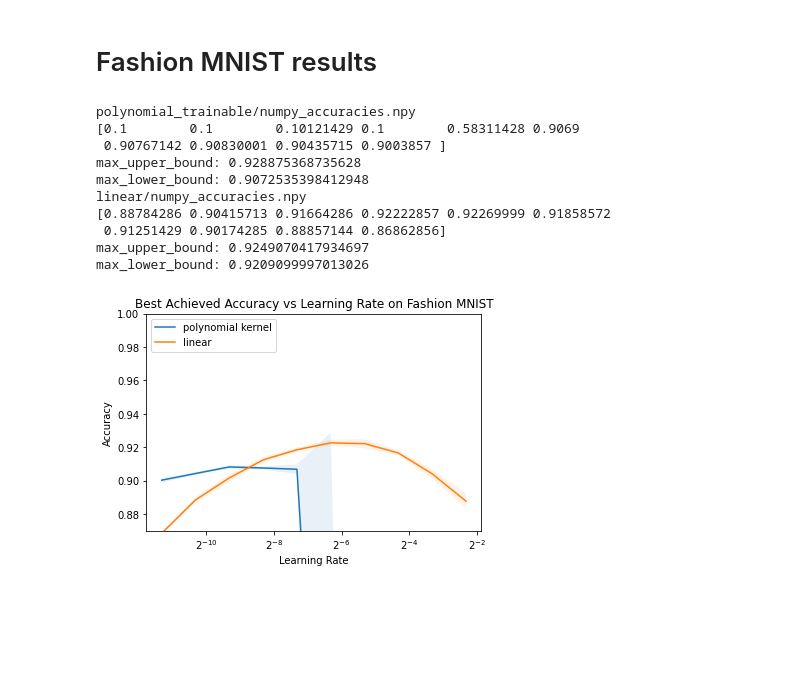
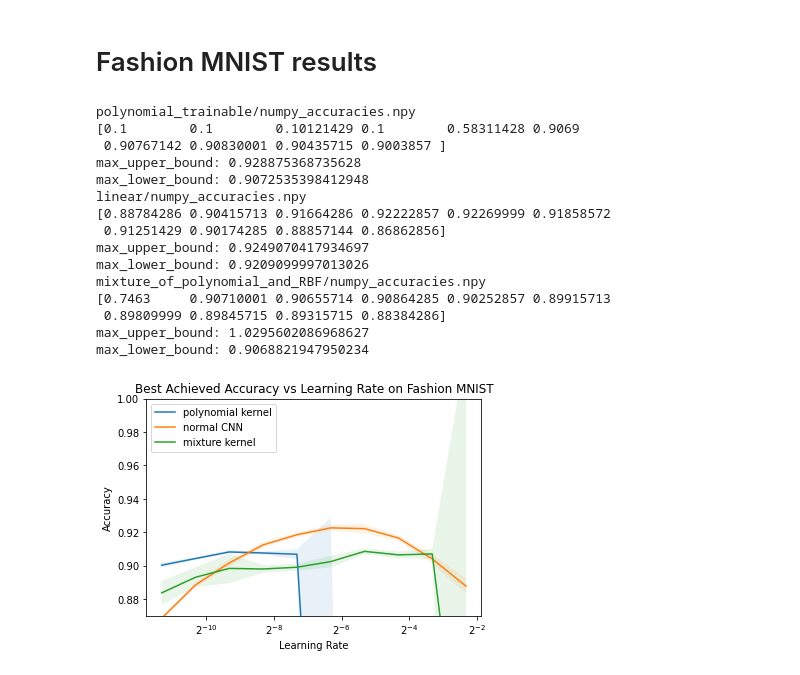
Before and after one commit to NickPerezCarletonUniversity/Kervolution, a Jupyter notebook: Create_Plots.ipynb, the cells around one changed output. Cells and saved outputs as stored; diff of their text form; code cells hidden in the pictures; blank space fills up the shorter version.

```diff
--- a/Create_Plots.ipynb
+++ b/Create_Plots.ipynb
@@ -225,27 +244,33 @@ min_lower_bound: -1.2818203260531682
 # Fashion MNIST results
 # %%
 path_to_files = os.path.join(os.getcwd(),'final_results/20_epochs_fashion_mnist/')
-list_of_file_names = ['polynomial_trainable/numpy_accuracies.npy','linear/numpy_accuracies.npy']
+list_of_file_names = ['polynomial_trainable/numpy_accuracies.npy','linear/numpy_accuracies.npy',
+                     'mixture_of_polynomial_and_RBF/numpy_accuracies.npy']
 learning_rates_file = 'linear/numpy_learning_rates.npy'
 fig_title = 'Best Achieved Accuracy vs Learning Rate on Fashion MNIST'
-fig_legend = ['polynomial kernel', 'linear']
+fig_legend = ['polynomial kernel', 'normal CNN', 'mixture kernel']
 file_to_save = "fashion_mnist_highest_accuracies.jpg"
 x_label = 'Learning Rate'
 y_label = 'Accuracy'
 generate_figure(path_to_files, list_of_file_names, learning_rates_file, fig_title, fig_legend, file_to_save,
                 x_label, y_label, legend_loc="upper left")
 # %% [output]
 polynomial_trainable/numpy_accuracies.npy
 [0.1        0.1        0.10121429 0.1        0.58311428 0.9069
  0.90767142 0.90830001 0.90435715 0.9003857 ]
 max_upper_bound: 0.928875368735628
 max_lower_bound: 0.9072535398412948
 linear/numpy_accuracies.npy
 [0.88784286 0.90415713 0.91664286 0.92222857 0.92269999 0.91858572
  0.91251429 0.90174285 0.88857144 0.86862856]
 max_upper_bound: 0.9249070417934697
 max_lower_bound: 0.9209099997013026
+mixture_of_polynomial_and_RBF/numpy_accuracies.npy
+[0.7463     0.90710001 0.90655714 0.90864285 0.90252857 0.89915713
+ 0.89809999 0.89845715 0.89315715 0.88384286]
+max_upper_bound: 1.0295602086968627
+max_lower_bound: 0.9068821947950234
-[figure, old version]
+[figure, new version]
 # %%
 path_to_files = os.path.join(os.getcwd(),'final_results/20_epochs_fashion_mnist/')
 list_of_file_names = ['polynomial_trainable/numpy_target_convergence_89.npy',
```
Also changed, not shown: parts of 5 cells of this notebook, 57 other files.
